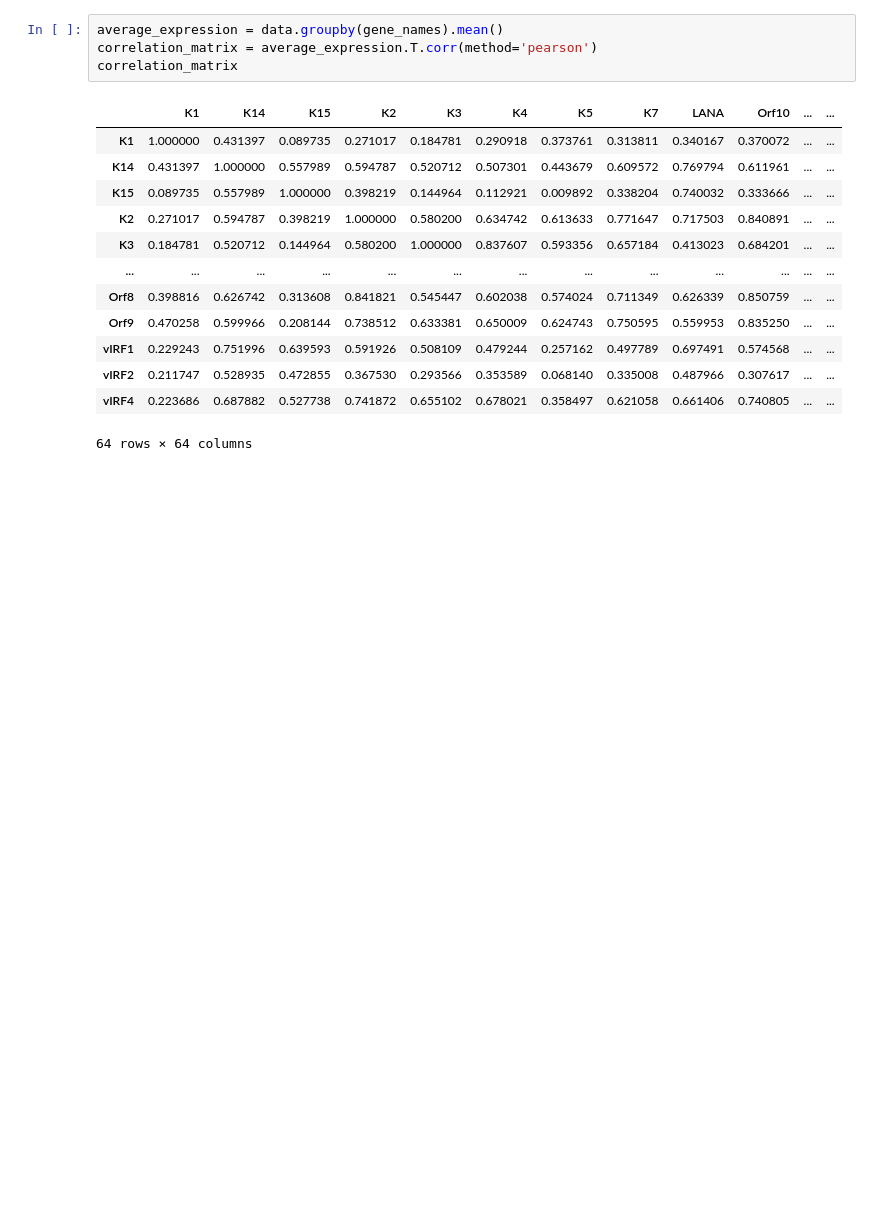
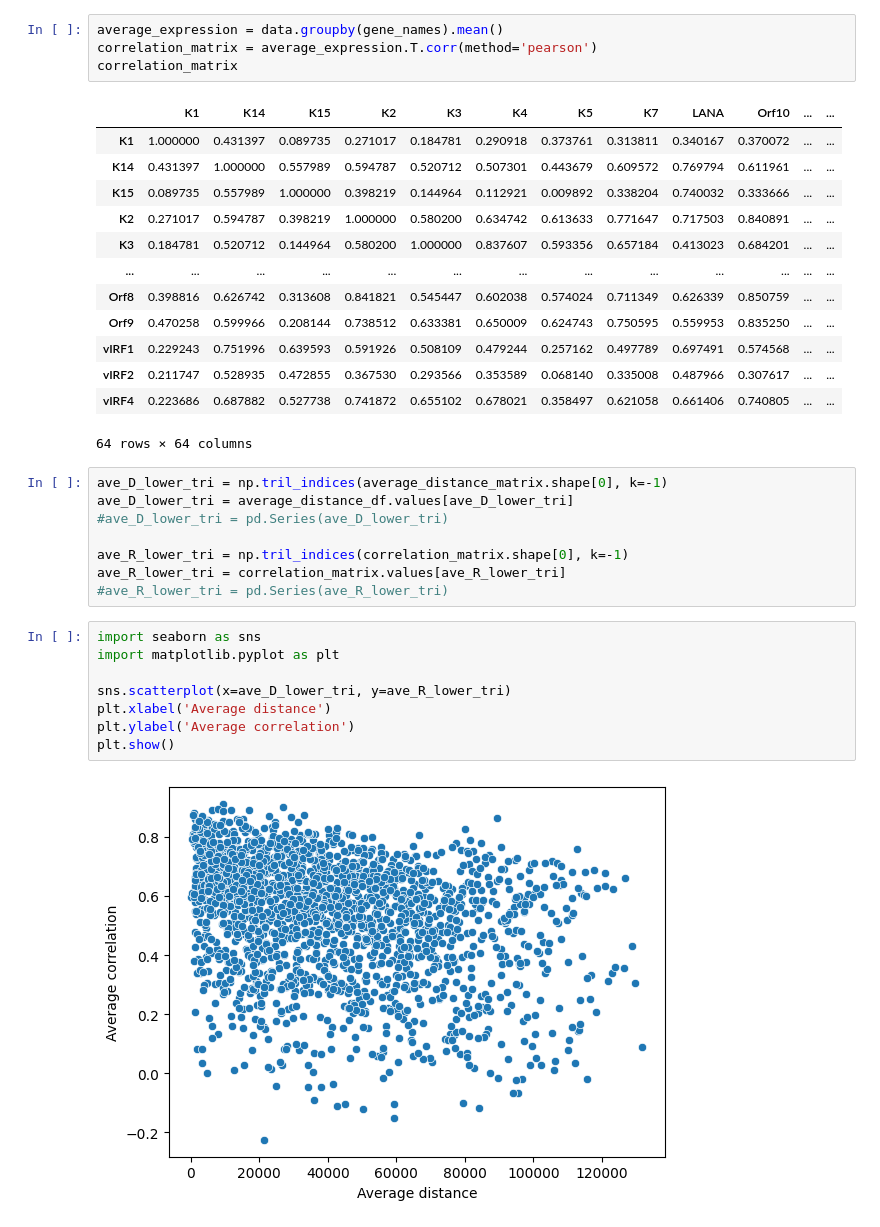
Before and after one commit to alecplotkin/DATA-481-Team-Virology, a Jupyter notebook: Nicolas_Zhang/Gene_Distance.ipynb, the cells around one changed output. Cells and saved outputs as stored; diff of their text form; blank space fills up the shorter version.

```diff
--- a/Nicolas_Zhang/Gene_Distance.ipynb
+++ b/Nicolas_Zhang/Gene_Distance.ipynb
@@ -87,3 +87,21 @@ correlation_matrix
 | vIRF2 | 0.211747 | 0.528935 | 0.472855 | 0.367530 | 0.293566 | 0.353589 | 0.068140 | 0.335008 | 0.487966 | 0.307617 | ... | ... |
 | vIRF4 | 0.223686 | 0.687882 | 0.527738 | 0.741872 | 0.655102 | 0.678021 | 0.358497 | 0.621058 | 0.661406 | 0.740805 | ... | ... |
 64 rows × 64 columns
+# %%
+ave_D_lower_tri = np.tril_indices(average_distance_matrix.shape[0], k=-1)
+ave_D_lower_tri = average_distance_df.values[ave_D_lower_tri]
+#ave_D_lower_tri = pd.Series(ave_D_lower_tri)
+
+ave_R_lower_tri = np.tril_indices(correlation_matrix.shape[0], k=-1)
+ave_R_lower_tri = correlation_matrix.values[ave_R_lower_tri]
+#ave_R_lower_tri = pd.Series(ave_R_lower_tri)
+# %%
+import seaborn as sns
+import matplotlib.pyplot as plt
+
+sns.scatterplot(x=ave_D_lower_tri, y=ave_R_lower_tri)
+plt.xlabel('Average distance')
+plt.ylabel('Average correlation')
+plt.show()
+# %% [output]
+[figure, added]
```
Also changed, not shown: parts of 3 cells of this notebook, 1 other file.
